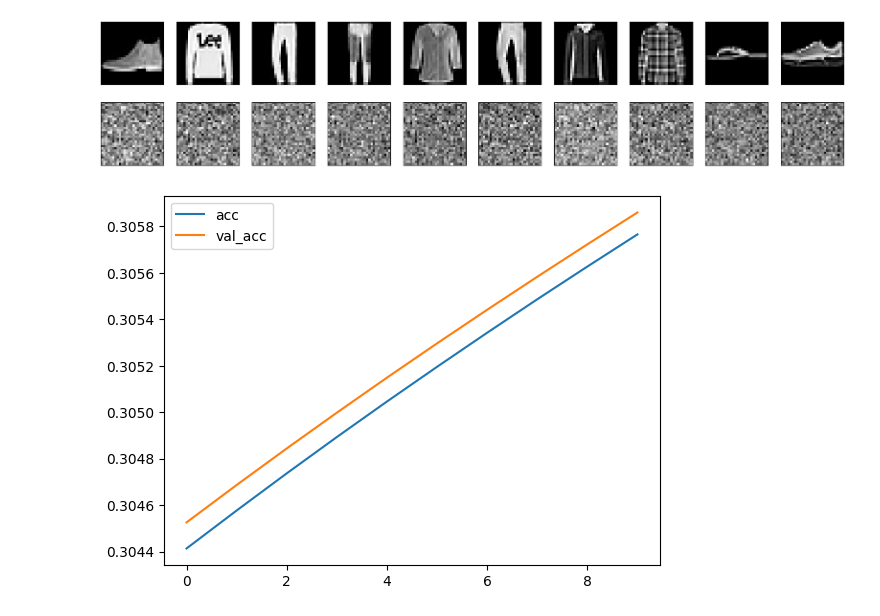
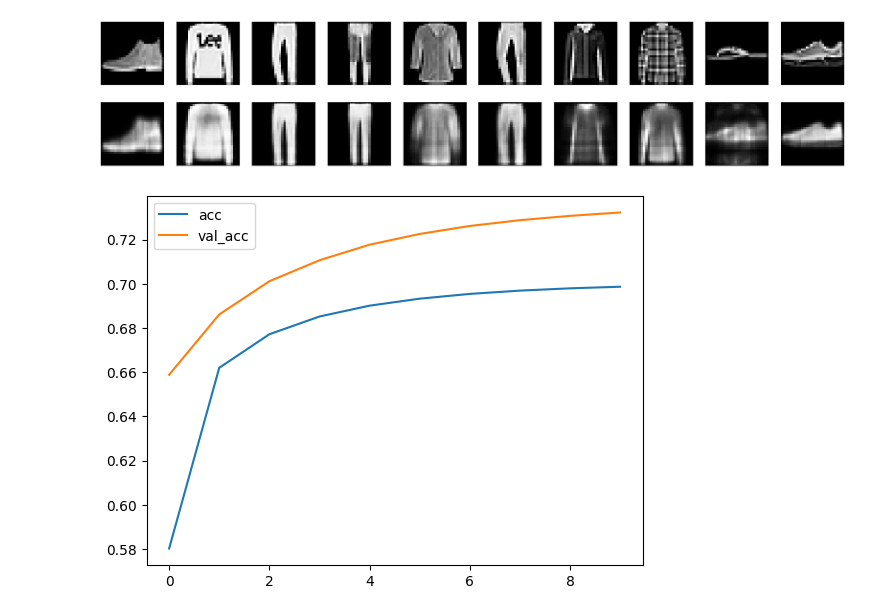
Before and after one commit to sxk7912/Bigdata, a Jupyter notebook: ICP8/ICP8.ipynb, the cells around one changed output. Saved outputs shown, nothing was run; the diff lists cells and outputs as text; code cells hidden in the pictures.

```diff
--- a/ICP8/ICP8.ipynb
+++ b/ICP8/ICP8.ipynb
@@ -83,18 +83,17 @@ Epoch 5/5
 # %%
+import numpy as np
 from keras.layers import Input, Dense
 from keras.models import Model
-import numpy as np
 
 # Model architecture
 encoding_dim = 32
 input_img = Input(shape=(784,))
 encoded = Dense(encoding_dim, activation='relu')(input_img)
-hidden = Dense(64, activation='relu')(encoded)
-decoded = Dense(784, activation='sigmoid')(hidden)
+decoded = Dense(784, activation='sigmoid')(encoded)
 autoencoder = Model(input_img, decoded)
-autoencoder.compile(optimizer='adadelta', loss='binary_crossentropy')
+autoencoder.compile(optimizer='adam', loss='binary_crossentropy')
 
-# Data
+# Data loading
 (x_train, _), (x_test, _) = fashion_mnist.load_data()
 x_train = x_train.astype('float32') / 255.
 x_test = x_test.astype('float32') / 255.
@@ -102,6 +101,7 @@ x_train = x_train.reshape((len(x_train), np.prod(x_train.shape[1:])))
 x_test = x_test.reshape((len(x_test), np.prod(x_test.shape[1:])))
 
 # Introduce noise
+# ...
 noise_factor = 0.5
 x_train_noisy = x_train + noise_factor * np.random.normal(loc=0.0, scale=1.0, size=x_train.shape)
 x_test_noisy = x_test + noise_factor * np.random.normal(loc=0.0, scale=1.0, size=x_test.shape)
@@ -117,6 +117,7 @@ history = autoencoder.fit(x_train_noisy, x_train,
 x_test_predicted = autoencoder.predict(x_test_noisy)
 
 # Visualize
+# ...
 import matplotlib.pyplot as plt
 n = 10
 plt.figure(figsize=(20, 4))
@@ -165,3 +166,3 @@ Epoch 10/10
 313/313 [==============================] - 1s 2ms/step
-[figure, old version]
+[figure, new version]
-[figure, old version]
+[figure, new version]
```
Also changed, not shown: parts of 3 cells of this notebook, 1 other file.
